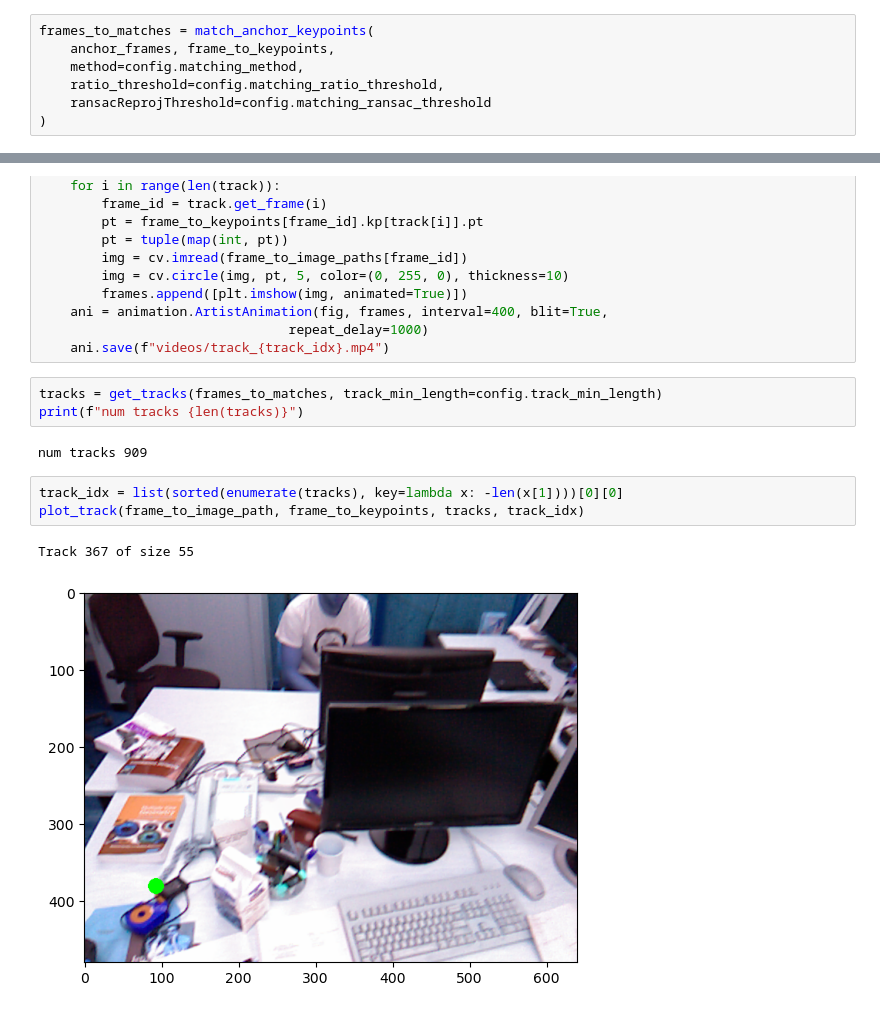
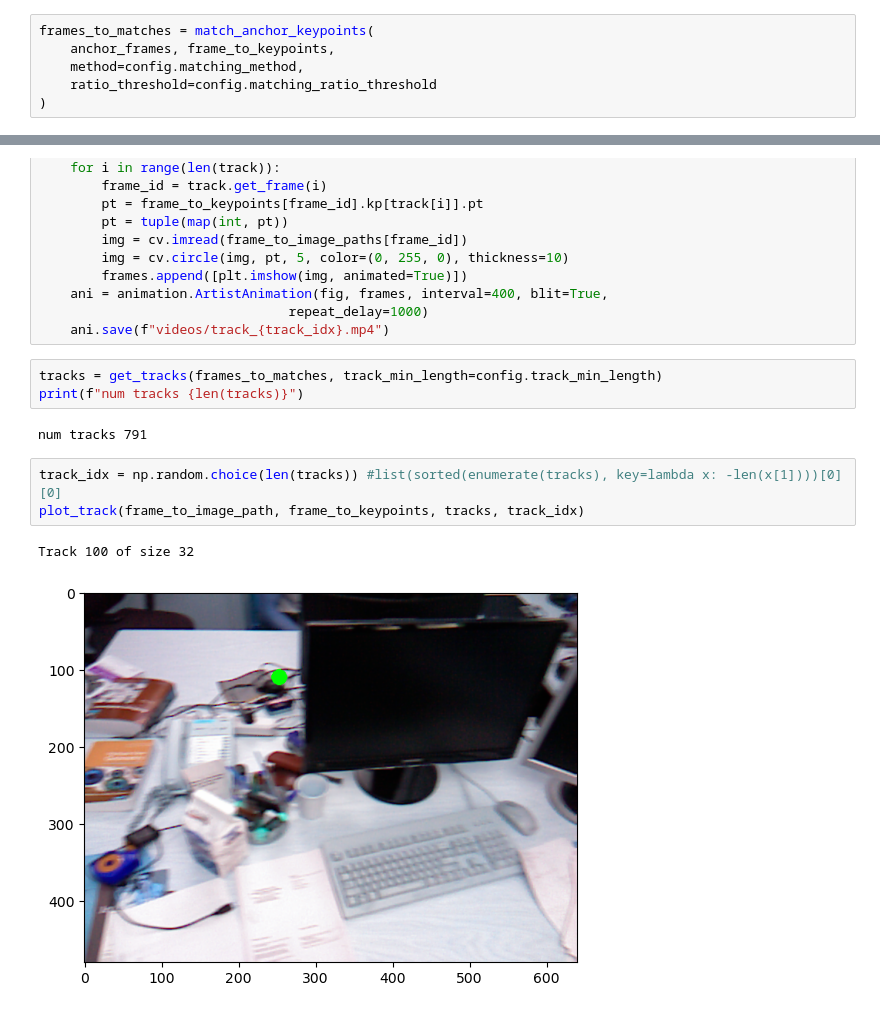
Before and after one commit to kkorolev1/sfm, a Jupyter notebook: visualize.ipynb, the cells around one changed output, grey strips where cells are left out. Saved outputs shown, nothing was run; the diff lists cells and outputs as text.

```diff
--- a/visualize.ipynb
+++ b/visualize.ipynb
@@ -32,8 +32,7 @@ plt.imshow(cv.drawKeypoints(img, kp, None, color=(0,255,0), flags=0))
 frames_to_matches = match_anchor_keypoints(
     anchor_frames, frame_to_keypoints,
     method=config.matching_method,
-    ratio_threshold=config.matching_ratio_threshold,
-    ransacReprojThreshold=config.matching_ransac_threshold
+    ratio_threshold=config.matching_ratio_threshold
 )
 # %%
 frame_id1 = 0
@@ -75,11 +74,11 @@ def plot_track(frame_to_image_paths, frame_to_keypoints, tracks, track_idx):
 tracks = get_tracks(frames_to_matches, track_min_length=config.track_min_length)
 print(f"num tracks {len(tracks)}")
 # %% [output]
-num tracks 909
+num tracks 791
 # %%
-track_idx = list(sorted(enumerate(tracks), key=lambda x: -len(x[1])))[0][0]
+track_idx = np.random.choice(len(tracks)) #list(sorted(enumerate(tracks), key=lambda x: -len(x[1])))[0][0]
 plot_track(frame_to_image_path, frame_to_keypoints, tracks, track_idx)
 # %% [output]
-Track 367 of size 55
+Track 100 of size 32
-[figure, old version]
+[figure, new version]
 # %%
```
Also changed, not shown: parts of 8 cells of this notebook, 1 other file.
